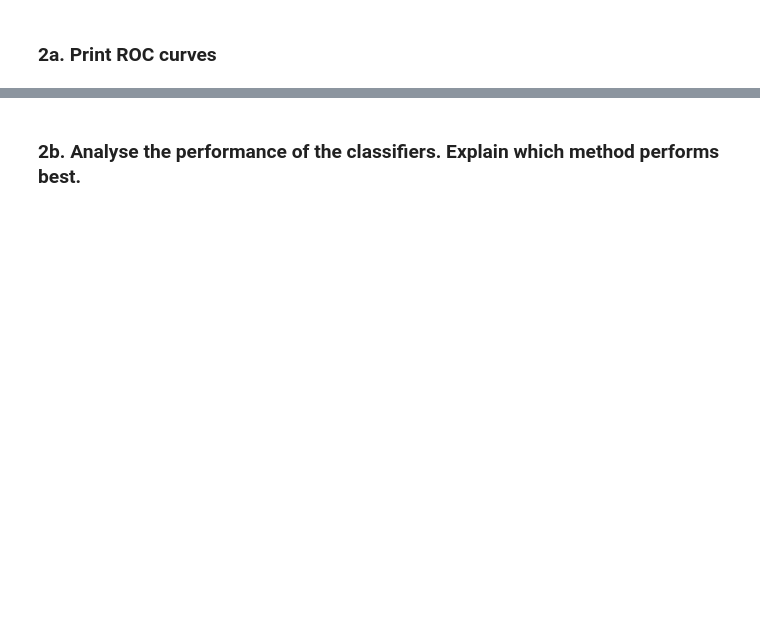
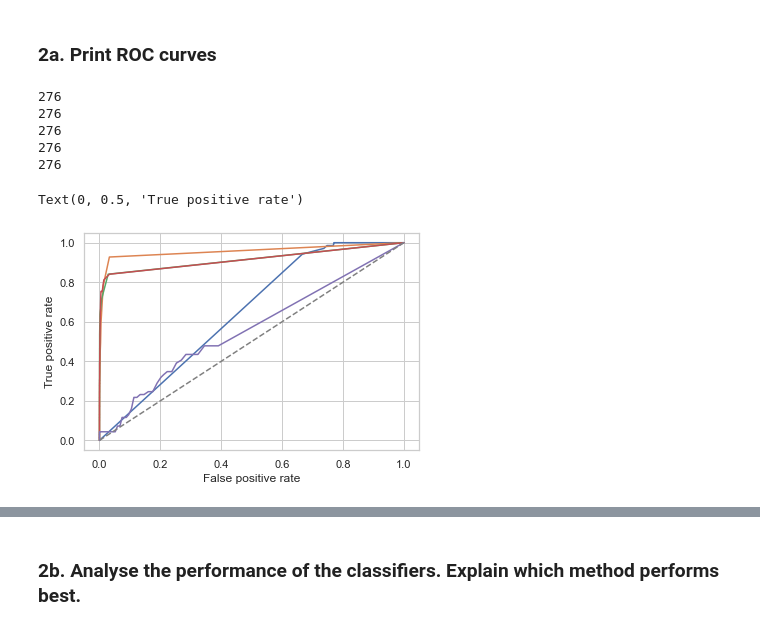
Before and after one commit to mvanmeerten/CDA, a Jupyter notebook: Lab1-2021.ipynb, the cells around one changed output, grey strips where cells are left out. Drawn from its saved outputs; the diff is of its cells as text; code cells hidden in the pictures; blank space fills up the shorter version.

```diff
--- a/Lab1-2021.ipynb
+++ b/Lab1-2021.ipynb
@@ -179,0 +203,14 @@ We plot the mail id against the number of frauds and see that there are several
+# %%
+import random
+from sklearn.neighbors import NearestNeighbors, KNeighborsClassifier
+from sklearn.model_selection import StratifiedKFold, train_test_split
+from sklearn.ensemble import RandomForestClassifier
+from sklearn.metrics import roc_curve
+from sklearn.metrics import auc
+from sklearn.naive_bayes import GaussianNB
+from sklearn.svm import SVC
+
+import matplotlib.pyplot as plt
+
+import seaborn as sns
+sns.set(style="whitegrid")
@@ -180,2 +259,34 @@ We plot the mail id against the number of frauds and see that there are several
 # %% [markdown]
 ### 2a. Print ROC curves
+# %%
+k = 5
+
+n_folds = 5
+k_fold = StratifiedKFold(n_splits=n_folds)
+
+for train_index, test_index in k_fold.split(X, y):
+    X_train, X_test = X[train_index], X[test_index]
+    y_train, y_test = y[train_index], y[test_index]
+
+    smote_rate = int((len(X_train[np.invert(y_train.astype(bool))]) / len(X_train[y_train.astype(bool)])-1)) * 100
+
+    X_train, y_train = smote(X_train, y_train, int((len(X_train[not y_train]) / len(X_train[y_train]) - 1)) * 100, k)
+
+    classifier = RandomForestClassifier(random_state=1)
+    classifier.fit(X_train, y_train)
+
+    y_pred_proba = classifier.predict_proba(X_test)[:, 1]
+    fpr, tpr, thresholds = roc_curve(y_test, y_pred_proba)
+    plt.plot(fpr, tpr)
+
+plt.plot([0, 1], [0, 1], c="gray", linestyle="--")
+plt.xlabel("False positive rate")
+plt.ylabel("True positive rate")
+# %% [output]
+276
+276
+276
+276
+276
+Text(0, 0.5, 'True positive rate')
+[figure, added]
```
Also changed, not shown: parts of 21 cells of this notebook.
